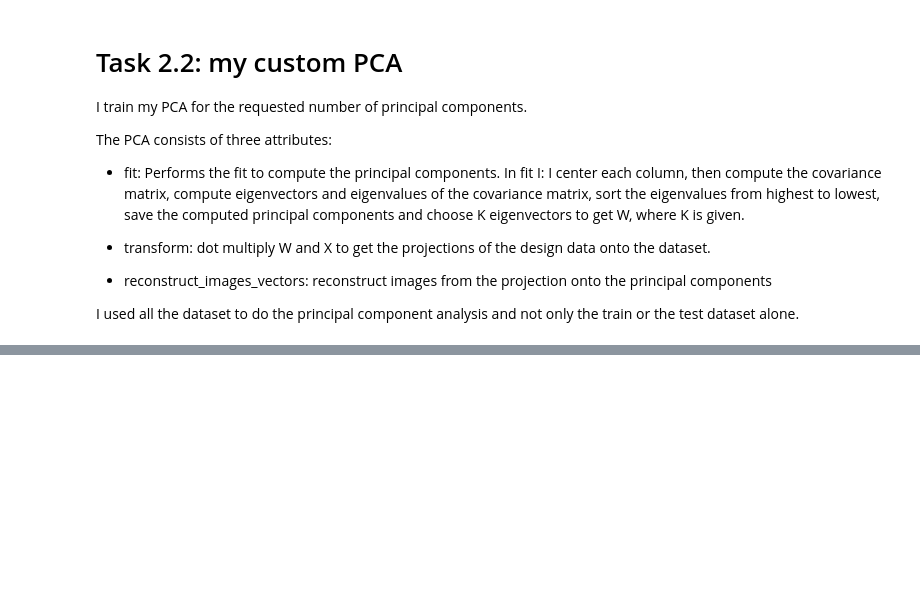
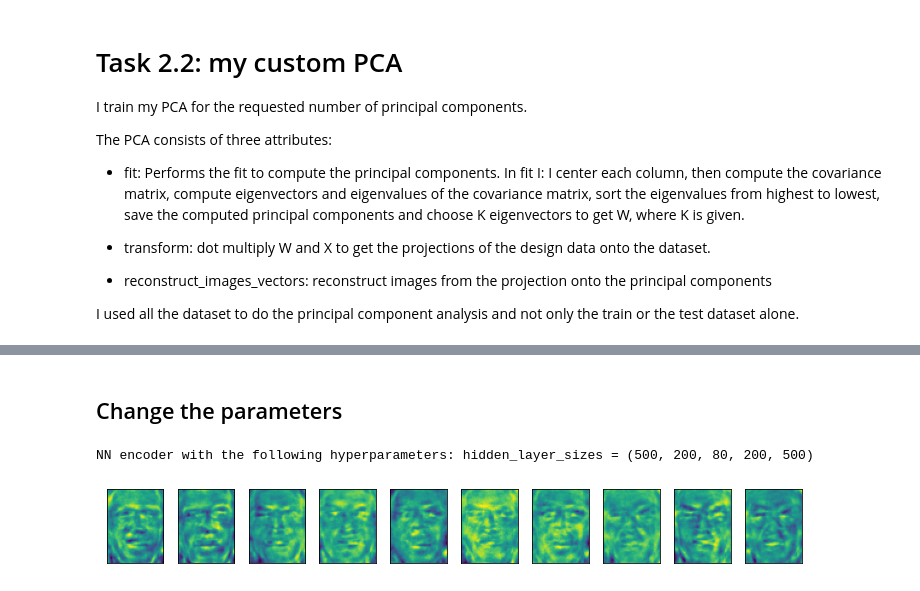
Before and after one commit to IZerab/Into_ML, a Jupyter notebook: PA5/PA5.ipynb, the cells around one changed output, grey strips where cells are left out. Drawn from its saved outputs; the diff is of its cells as text; code cells hidden in the pictures; blank space fills up the shorter version.

```diff
--- a/PA5/PA5.ipynb
+++ b/PA5/PA5.ipynb
@@ -142,0 +182,32 @@ Please also refer to the documentation for alternative solver options:
+# %% [markdown]
+## Change the parameters
+# %%
+# set the parameters
+a = 500
+b = 200
+d = 80
+print("NN encoder with the following hyperparameters: hidden_layer_sizes = {}". format((a, b, d, b, a)))
+
+# I saved the trainings for convenience!
+if os.path.isfile('nn_80.pkl'):
+    with open('nn_80.pkl', 'rb') as f:
+        nn = pickle.load(f)
+else:
+    # initialize my nn
+    nn = MLPRegressor(hidden_layer_sizes=(a, b, d, b, a),  max_iter=2000)
+
+    # fit my nn with all the data that I have at my disposal (both train and test)
+    nn.fit(X,X)
+
+    # save
+    with open('nn_80.pkl','wb') as f:
+        pickle.dump(nn,f)
+
+
+Z_projected_80 = encode(X=X, mlp=nn)
+Z_recontructed_80 = decode(Z=Z_projected_80, mlp=nn)
+
+plot_gallery(Z_recontructed_80.T, 10)
+# %% [output]
+NN encoder with the following hyperparameters: hidden_layer_sizes = (500, 200, 80, 200, 500)
+[figure, added]
```
Also changed, not shown: parts of 6 cells of this notebook, 5 other files.
